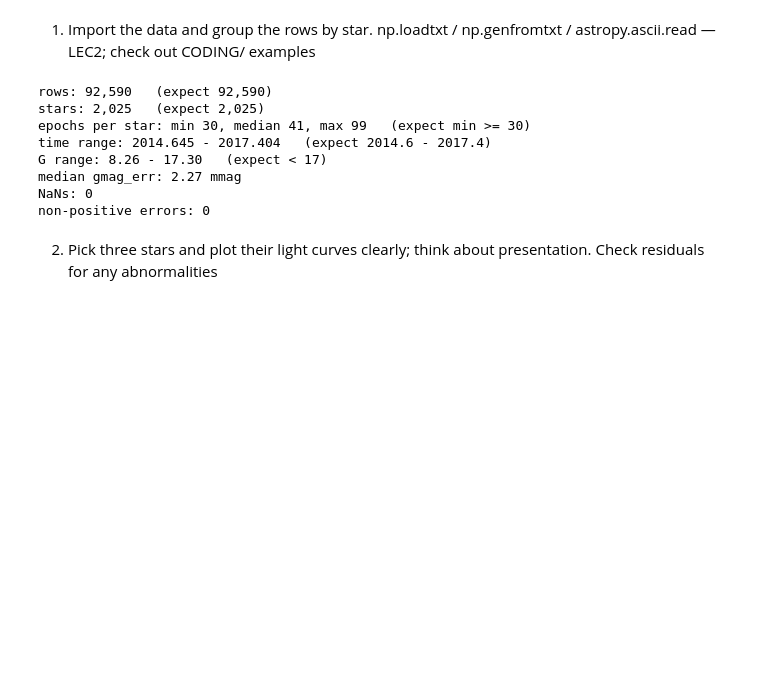
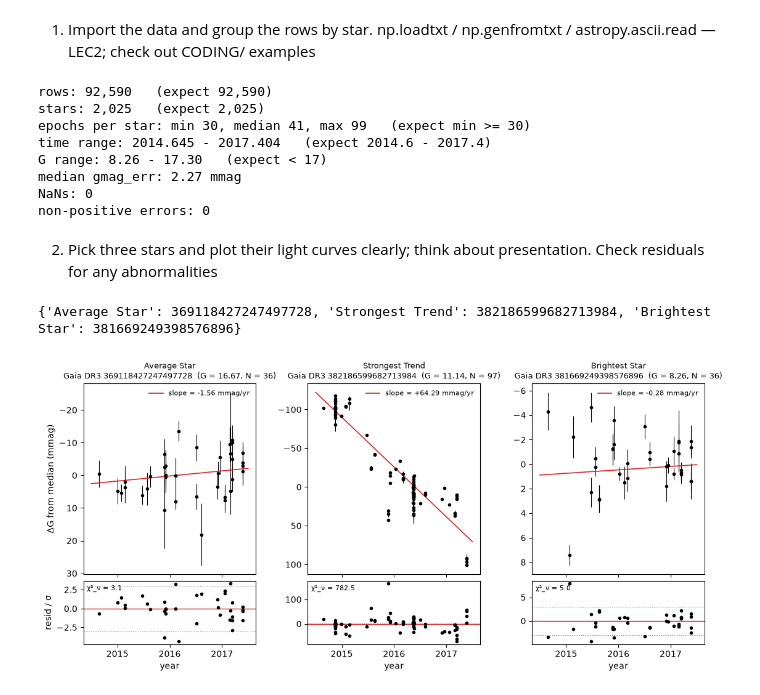
Before and after one commit to Y1nfinity/Astrostatistics, a Jupyter notebook: Gaiadata.ipynb, the cells around one changed output. Cells and saved outputs as stored; diff of their text form; code cells hidden in the pictures; blank space fills up the shorter version.

Commit message:
added code to select stars for part 2

```diff
--- a/Gaiadata.ipynb
+++ b/Gaiadata.ipynb
@@ -36,3 +37,67 @@ non-positive errors: 0
 # %% [markdown]
 2. Pick three stars and plot their light curves clearly; think about presentation.
 Check residuals for any abnormalities
+# %%
+"""GU4303 Lab 1 -- Task 2: three light curves with fits and residual panels.
+Run task1_load.py first (it writes gaia_grouped.npz)."""
+
+
+z = np.load("gaia_grouped.npz")
+df, ids, start, n, g_med = z["df"], z["ids"], z["start"], z["n"], z["g_med"]
+T0 = 2016.0                                   # centre the time axis
+
+def star(i):
+    s = df[start[i]:start[i] + n[i]]
+    return s["t_year"], s["gmag"], s["gmag_err"]
+
+# --- Quick per-star diagnostics, only used to choose the three stars ---
+chi2_const, slope_z = np.empty(len(ids)), np.empty(len(ids))
+for i in range(len(ids)):
+    t, m, e = star(i)
+    w = 1 / e**2
+    mbar = np.sum(w * m) / np.sum(w)
+    chi2_const[i] = np.sum(w * (m - mbar)**2) / (n[i] - 1)       # reduced chi2 of a flat line
+    p, C = np.polyfit(t - T0, m, 1, w=1 / e, cov="unscaled")
+    slope_z[i] = p[0] / np.sqrt(C[0, 0])
+
+picks = {
+    "Average Star": np.argsort(chi2_const)[len(ids) // 2],        # median flat-line chi2
+    "Strongest Trend": np.argmax(np.abs(slope_z)),
+    "Brightest Star": np.argmin(g_med),                           # where an error floor bites hardest
+}
+
+# --- Figure: 3 columns, light curve on top, normalized residuals below ---
+fig, axes = plt.subplots(2, 3, figsize=(13, 5.5), sharex=True,
+                         gridspec_kw={"height_ratios": [3, 1], "hspace": 0.05, "wspace": 0.3})
+tt = np.linspace(2014.5, 2017.5, 200)
+
+for col, (label, i) in enumerate(picks.items()):
+    t, m, e = star(i)
+    ref = np.median(m)
+    dm = 1e3 * (m - ref)                      # plot in mmag relative to median
+    p = np.polyfit(t - T0, m, 1, w=1 / e)
+    resid = (m - np.polyval(p, t - T0)) / e   # residuals in units of the quoted error
+    chi2r = np.sum(resid**2) / (len(t) - 2)
+
+    top, bot = axes[0, col], axes[1, col]
+    top.errorbar(t, dm, yerr=1e3 * e, fmt="o", color="k", ms=3, elinewidth=0.8, capsize=0)
+    top.plot(tt, 1e3 * (np.polyval(p, tt - T0) - ref), color="C3", lw=1.2,
+             label=f"slope = {1e3*p[0]:+.2f} mmag/yr")
+    top.invert_yaxis()                        # brighter = up
+    top.set_title(f"{label}\nGaia DR3 {ids[i]}  (G = {ref:.2f}, N = {len(t)})", fontsize=9)
+    top.set_ylabel("ΔG from median (mmag)" if col == 0 else "")
+    top.legend(fontsize=8, loc="best", frameon=False)
+
+    bot.axhline(0, color="C3", lw=1)
+    for k in (-3, 3):
+        bot.axhline(k, color="grey", ls=":", lw=0.8)
+    bot.plot(t, resid, "o", color="k", ms=3)
+    bot.set_ylabel("resid / σ" if col == 0 else "")
+    bot.set_xlabel("year")
+    bot.text(0.02, 0.85, f"χ²_ν = {chi2r:.1f}", transform=bot.transAxes, fontsize=8)
+
+fig.savefig("task2_lightcurves.pdf", bbox_inches="tight")
+print({k: int(ids[i]) for k, i in picks.items()})
+# %% [output]
+{'Average Star': 369118427247497728, 'Strongest Trend': 382186599682713984, 'Brightest Star': 381669249398576896}
+[figure, added]
```
Also changed, not shown: parts of 1 cell of this notebook, 2 other files.
